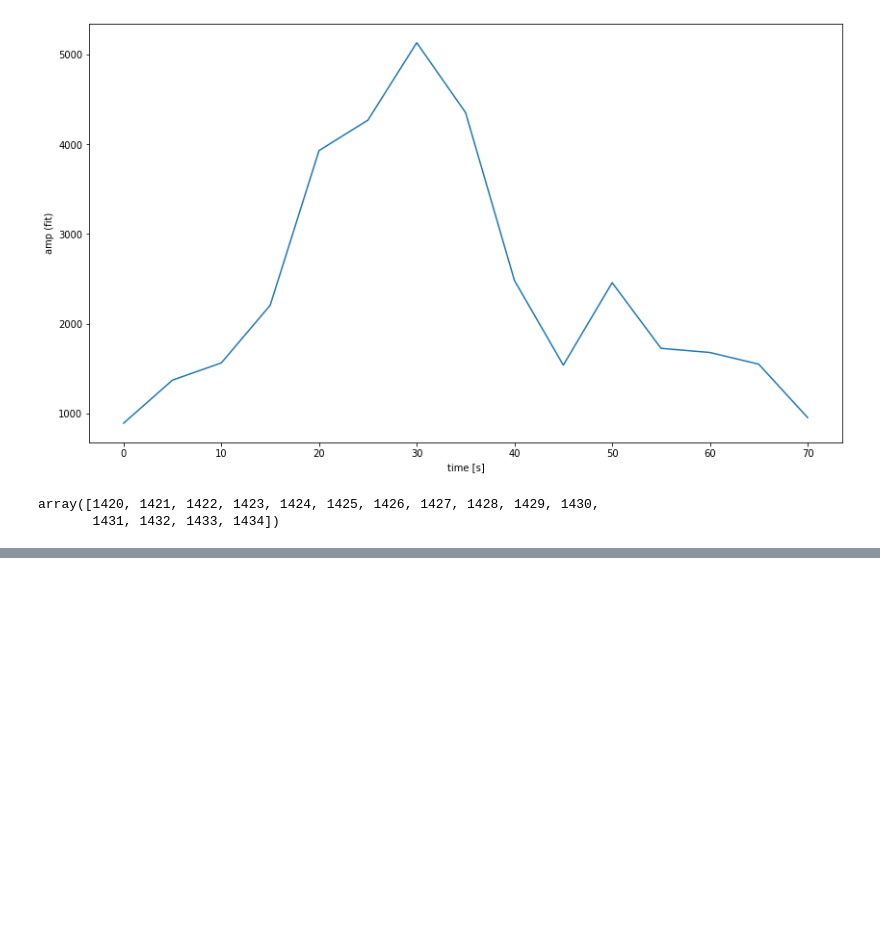
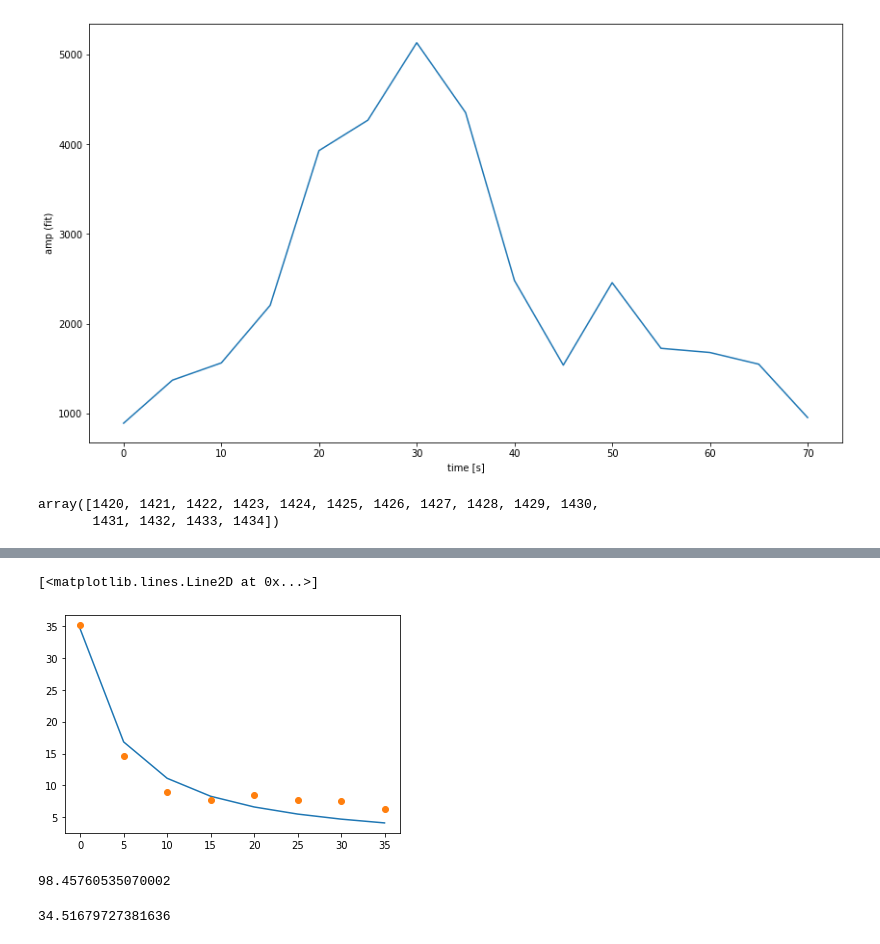
Before and after one commit to wilashfie/synth_spec, a Jupyter notebook: fit_iris.ipynb, the cells around one changed output, grey strips where cells are left out. Drawn from its saved outputs; the diff is of its cells as text; code cells hidden in the pictures; blank space fills up the shorter version.

```diff
--- a/fit_iris.ipynb
+++ b/fit_iris.ipynb
@@ -151,0 +171,15 @@ array([1420, 1421, 1422, 1423, 1424, 1425, 1426, 1427, 1428, 1429, 1430,
+# %%
+plt.plot(ttt,u0_fit(ttt,*popt))
+plt.plot(ttt,vr,'o')
+# %% [output]
+[<matplotlib.lines.Line2D at 0x...>]
+[figure, added]
+# %%
+H = 0.6*popt[0]*popt[1]
+print(H)
+# %% [output]
+98.45760535070002
+# %%
+popt[0]
+# %% [output]
+34.51679727381636
```
Also changed, not shown: parts of 5 cells of this notebook, 1 other file.
